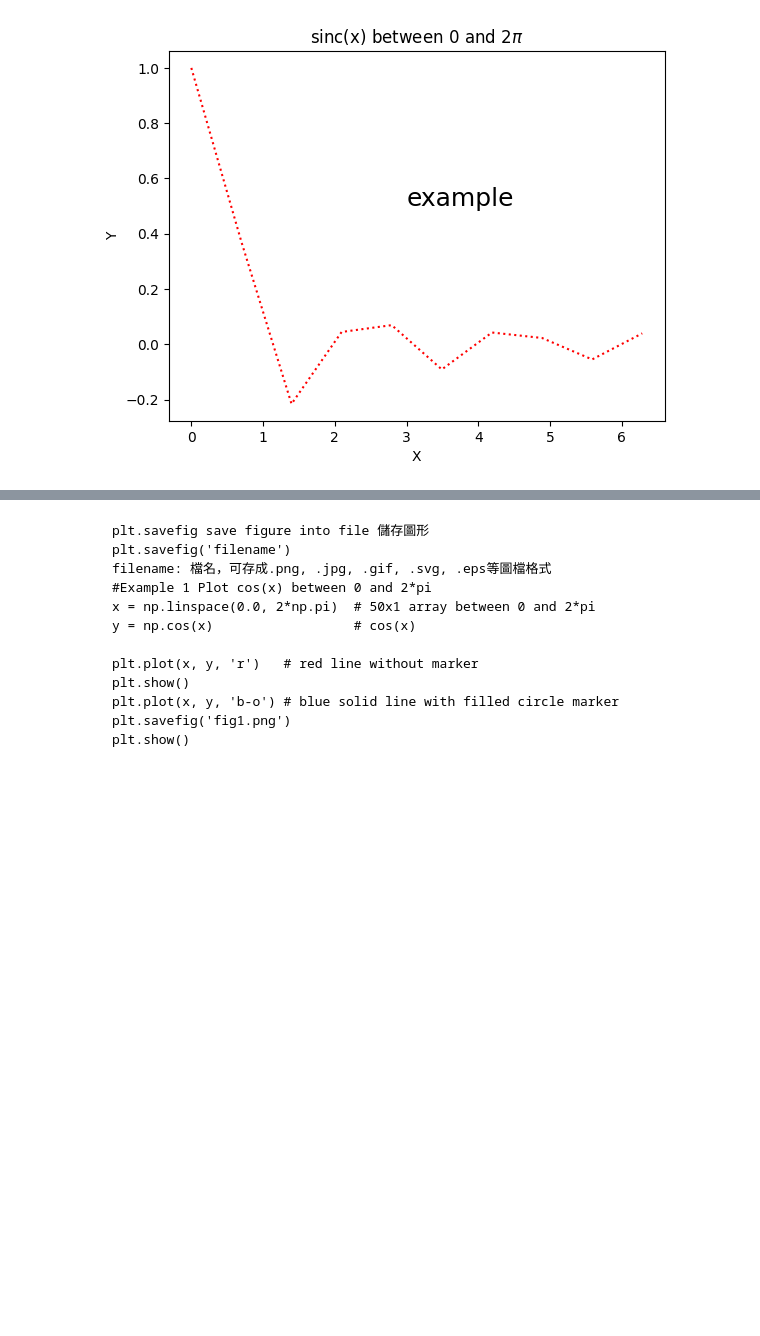
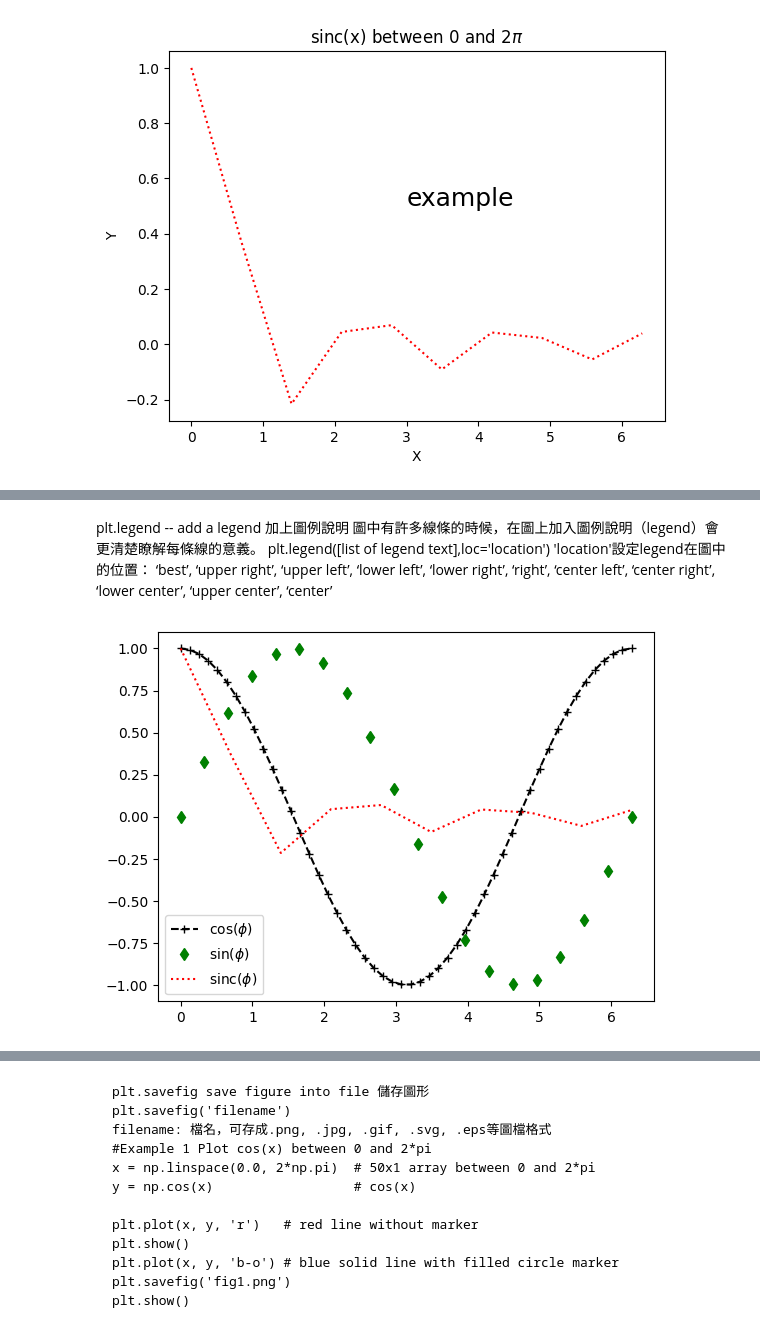
Before and after one commit to mccoy0928/pandas_dataframe, a Jupyter notebook: 20230801_numpy.ipynb, the cells around one changed output, grey strips where cells are left out. Drawn from its saved outputs; the diff is of its cells as text; code cells hidden in the pictures; blank space fills up the shorter version.

```diff
--- a/20230801_numpy.ipynb
+++ b/20230801_numpy.ipynb
@@ -212,0 +235,17 @@ plt.show()
+# %% [markdown]
+plt.legend -- add a legend 加上圖例說明
+圖中有許多線條的時候，在圖上加入圖例說明（legend）會更清楚瞭解每條線的意義。
+plt.legend([list of legend text],loc='location')
+'location'設定legend在圖中的位置：
+‘best’,
+‘upper right’,
+‘upper left’, ‘lower left’, ‘lower right’, ‘right’, ‘center left’, ‘center right’, ‘lower center’, ‘upper center’, ‘center’
+# %%
+#example of adding legend
+plt.plot(x1, y1, 'k--+')   # black dashed line, with "+" markers
+plt.plot(x2, y2, 'gd')     # green dimonds (no line)
+plt.plot(x3, y3, 'r:')     # red dotted line (no marker)
+plt.legend(['cos($\phi$)','sin($\phi$)','sinc($\phi$)'])
+plt.show()
+# %% [output]
+[figure, added]
```
Also changed, not shown: parts of 5 cells of this notebook.
